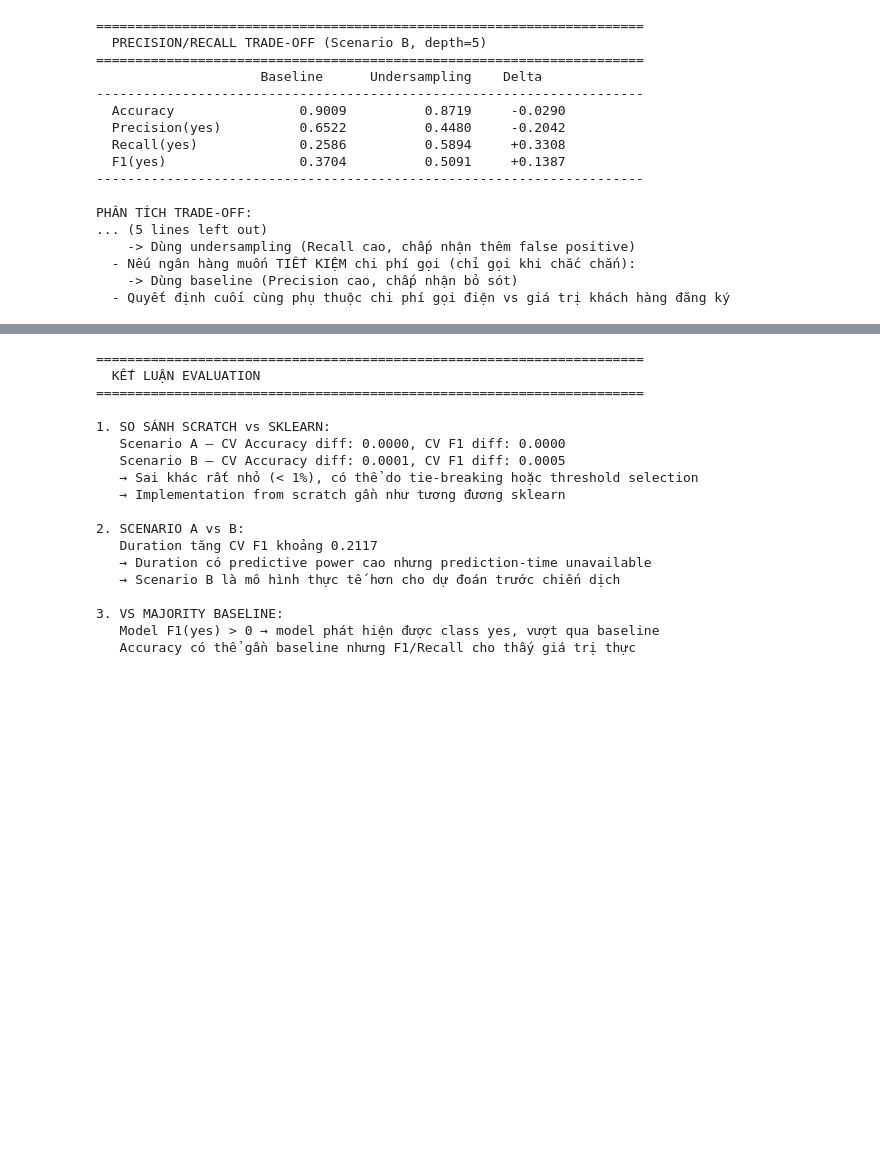
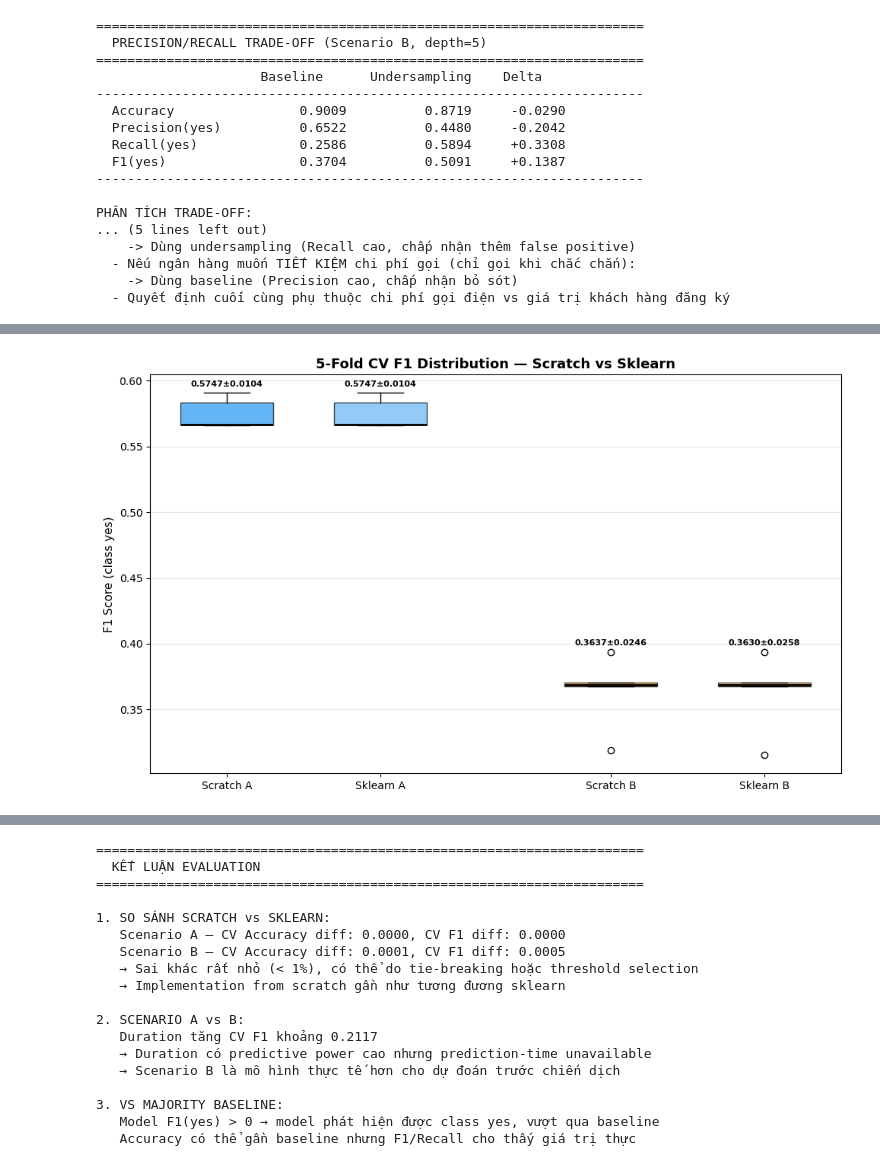
Before and after one commit to thacbaonguyen/data_mining, a Jupyter notebook: notebooks/05_evaluation.ipynb, the cells around one changed output, grey strips where cells are left out. Drawn from its saved outputs; the diff is of its cells as text; code cells hidden in the pictures; blank space fills up the shorter version.

```diff
--- a/notebooks/05_evaluation.ipynb
+++ b/notebooks/05_evaluation.ipynb
@@ -427,0 +481,78 @@ PHÂN TÍCH TRADE-OFF:
+# %%
+from sklearn.preprocessing import OneHotEncoder as SkOHE
+
+X_raw = raw["X_train_raw"]
+y_raw = raw["y_train"]
+cat = X_raw.select_dtypes(include="object").columns.tolist()
+
+skf = StratifiedKFold(n_splits=5, shuffle=True, random_state=42)
+folds = list(skf.split(X_raw, y_raw))
+
+results_cv = {"Scratch A": [], "Sklearn A": [], "Scratch B": [], "Sklearn B": []}
+
+for fold_idx, (tr_idx, val_idx) in enumerate(folds):
+    X_tr_f, X_val_f = X_raw.iloc[tr_idx], X_raw.iloc[val_idx]
+    y_tr_f, y_val_f = np.array(y_raw)[tr_idx], np.array(y_raw)[val_idx]
+
+    enc = SkOHE(sparse_output=False, handle_unknown="ignore")
+    enc.fit(X_tr_f[cat])
+
+    X_tr_enc = np.hstack([enc.transform(X_tr_f[cat]),
+                          X_tr_f.drop(columns=cat).values])
+    X_val_enc = np.hstack([enc.transform(X_val_f[cat]),
+                           X_val_f.drop(columns=cat).values])
+
+    fnames = list(enc.get_feature_names_out(cat)) + [c for c in X_tr_f.columns if c not in cat]
+    dur_cols = [c for c in fnames if "duration" in c.lower()]
+    dur_idx_list = [fnames.index(c) for c in dur_cols]
+    non_dur = [i for i in range(len(fnames)) if i not in dur_idx_list]
+
+    for scenario, cols, label_s in [("A", list(range(len(fnames))), "A"),
+                                     ("B", non_dur, "B")]:
+        X_tr_s = X_tr_enc[:, cols]
+        X_val_s = X_val_enc[:, cols]
+        fnames_s = [fnames[i] for i in cols]
+
+        # Scratch
+        dt_s = ScratchDT(criterion="gini", max_depth=5, min_samples_split=2, min_samples_leaf=1)
+        dt_s.fit(X_tr_s, y_tr_f, feature_names=fnames_s)
+        pred_s = dt_s.predict(X_val_s)
+        f1_s = scratch_f1(y_val_f, pred_s, positive_label="yes")
+        results_cv[f"Scratch {label_s}"].append(f1_s)
+
+        # Sklearn
+        sk_m = SkDT(criterion="gini", max_depth=5, random_state=42)
+        sk_m.fit(X_tr_s, y_tr_f)
+        pred_sk = sk_m.predict(X_val_s)
+        f1_sk = scratch_f1(y_val_f, pred_sk, positive_label="yes")
+        results_cv[f"Sklearn {label_s}"].append(f1_sk)
+
+# Plot
+fig, ax = plt.subplots(figsize=(10, 6))
+positions = [1, 2, 3.5, 4.5]
+colors = ["#2196F3", "#64B5F6", "#FF9800", "#FFB74D"]
+bps = []
+for pos, (label, scores), color in zip(positions, results_cv.items(), colors):
+    bp = ax.boxplot([scores], positions=[pos], widths=0.6, patch_artist=True,
+                    boxprops=dict(facecolor=color, alpha=0.7),
+                    medianprops=dict(color="black", linewidth=2))
+    bps.append(bp)
+    mean_val = np.mean(scores)
+    std_val = np.std(scores)
+    ax.text(pos, max(scores) + 0.005, f"{mean_val:.4f}±{std_val:.4f}",
+            ha="center", fontsize=8, fontweight="bold")
+
+ax.set_xticks(positions)
+ax.set_xticklabels(["Scratch A", "Sklearn A", "Scratch B", "Sklearn B"], fontsize=10)
+ax.set_ylabel("F1 Score (class yes)", fontsize=11)
+ax.set_title("5-Fold CV F1 Distribution — Scratch vs Sklearn", fontweight="bold", fontsize=13)
+ax.grid(True, axis="y", alpha=0.3)
+plt.tight_layout()
+plt.savefig(REPORT_DIR + "/05_cv_boxplot.png", dpi=150, bbox_inches="tight")
+plt.show()
+
+print("\nNhận xét:")
+print("  - Scratch và Sklearn cho phân phối F1 gần như trùng khớp qua 5 folds")
+print("  - Std thấp → mô hình ổn định, không phụ thuộc vào cách chia dữ liệu")
+# %% [output]
+[figure, added]
```
Also changed, not shown: parts of 6 cells of this notebook, 3 other files.
